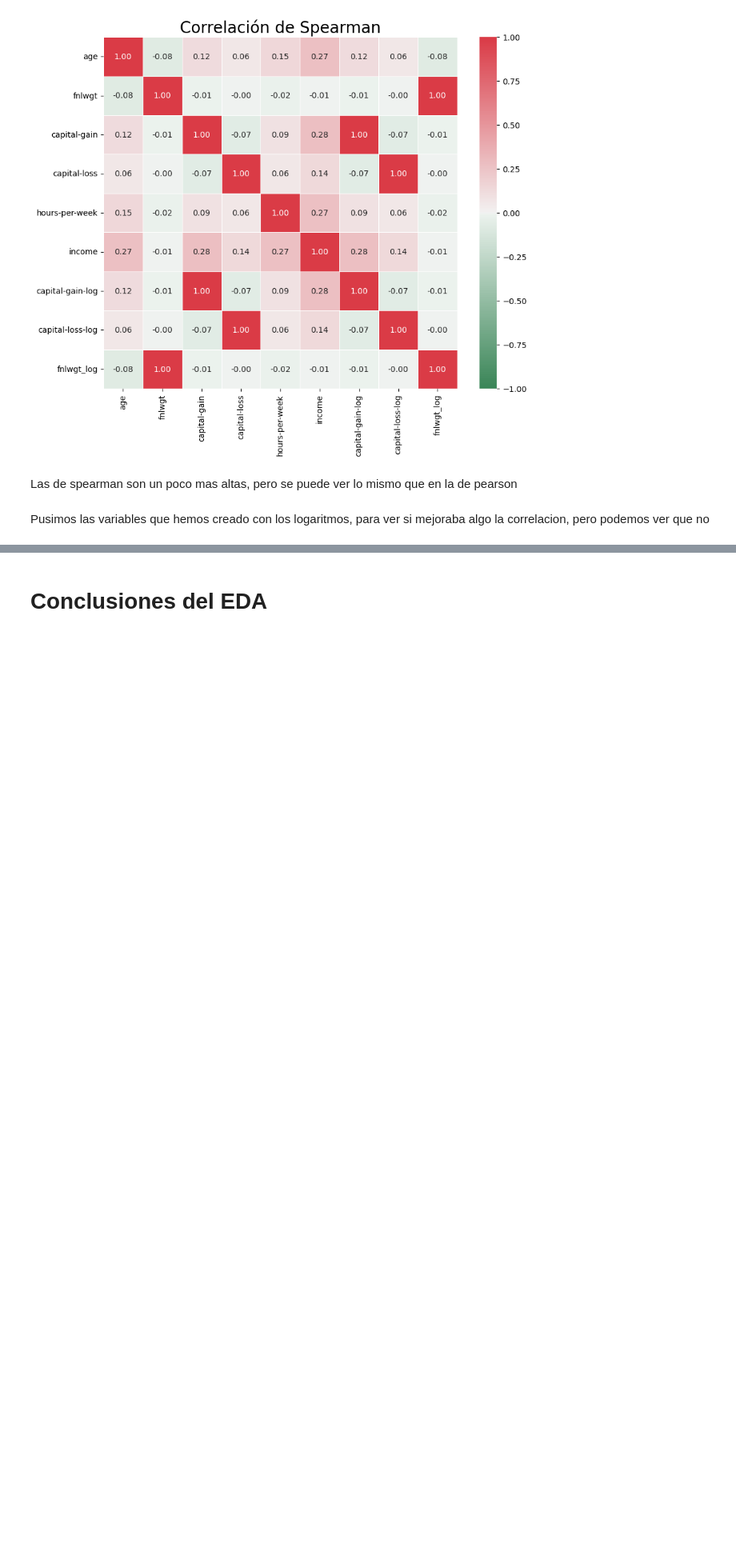
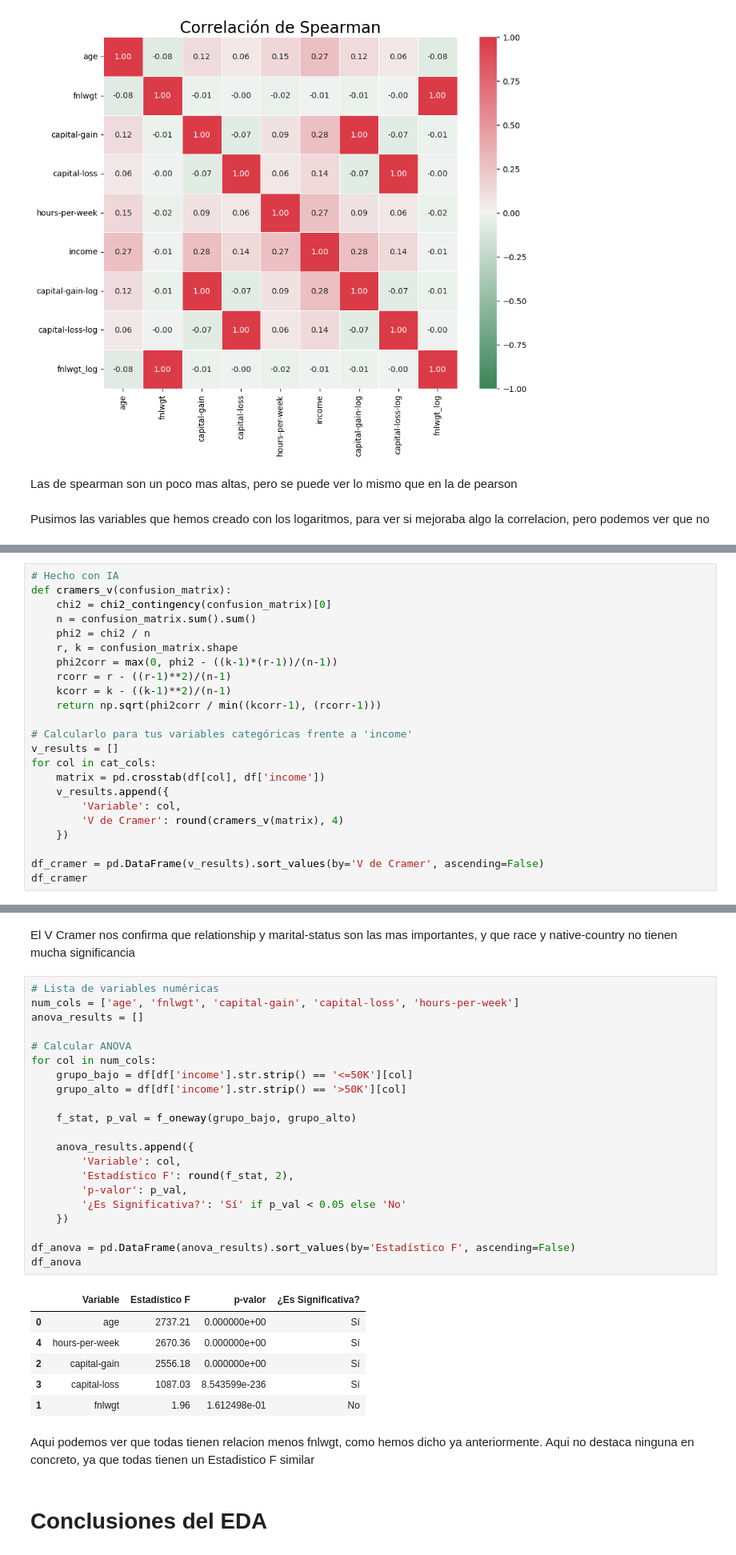
Before and after one commit to lauri871/trabajo_final, a Jupyter notebook: EDA.ipynb, the cells around one changed output, grey strips where cells are left out. Shown at 80% size. Saved outputs shown, nothing was run; the diff lists cells and outputs as text; blank space fills up the shorter version.

```diff
--- a/EDA.ipynb
+++ b/EDA.ipynb
@@ -714,0 +749,23 @@ Pusimos las variables que hemos creado con los logaritmos, para ver si mejoraba
+# %%
+# Hecho con IA
+def cramers_v(confusion_matrix):
+    chi2 = chi2_contingency(confusion_matrix)[0]
+    n = confusion_matrix.sum().sum()
+    phi2 = chi2 / n
+    r, k = confusion_matrix.shape
+    phi2corr = max(0, phi2 - ((k-1)*(r-1))/(n-1))
+    rcorr = r - ((r-1)**2)/(n-1)
+    kcorr = k - ((k-1)**2)/(n-1)
+    return np.sqrt(phi2corr / min((kcorr-1), (rcorr-1)))
+
+# Calcularlo para tus variables categóricas frente a 'income'
+v_results = []
+for col in cat_cols:
+    matrix = pd.crosstab(df[col], df['income'])
+    v_results.append({
+        'Variable': col,
+        'V de Cramer': round(cramers_v(matrix), 4)
+    })
+
+df_cramer = pd.DataFrame(v_results).sort_values(by='V de Cramer', ascending=False)
+df_cramer
@@ -715,2 +782,34 @@ Pusimos las variables que hemos creado con los logaritmos, para ver si mejoraba
+# %% [markdown]
+El V Cramer nos confirma que relationship y marital-status son las mas importantes, y que race y native-country no tienen mucha significancia
+# %%
+# Lista de variables numéricas
+num_cols = ['age', 'fnlwgt', 'capital-gain', 'capital-loss', 'hours-per-week']
+anova_results = []
+
+# Calcular ANOVA
+for col in num_cols:
+    grupo_bajo = df[df['income'].str.strip() == '<=50K'][col]
+    grupo_alto = df[df['income'].str.strip() == '>50K'][col]
+
+    f_stat, p_val = f_oneway(grupo_bajo, grupo_alto)
+
+    anova_results.append({
+        'Variable': col,
+        'Estadístico F': round(f_stat, 2),
+        'p-valor': p_val,
+        '¿Es Significativa?': 'Sí' if p_val < 0.05 else 'No'
+    })
+
+df_anova = pd.DataFrame(anova_results).sort_values(by='Estadístico F', ascending=False)
+df_anova
+# %% [output]
+|  | Variable | Estadístico F | p-valor | ¿Es Significativa? |
+| 0 | age | 2737.21 | 0.000000e+00 | Sí |
+| 4 | hours-per-week | 2670.36 | 0.000000e+00 | Sí |
+| 2 | capital-gain | 2556.18 | 0.000000e+00 | Sí |
+| 3 | capital-loss | 1087.03 | 8.543599e-236 | Sí |
+| 1 | fnlwgt | 1.96 | 1.612498e-01 | No |
+# %% [markdown]
+Aqui podemos ver que todas tienen relacion menos fnlwgt, como hemos dicho ya anteriormente. Aqui no destaca ninguna en concreto, ya que todas tienen un Estadistico F similar
 # %% [markdown]
 # Conclusiones del EDA
```
Also changed, not shown: parts of 29 cells of this notebook.
